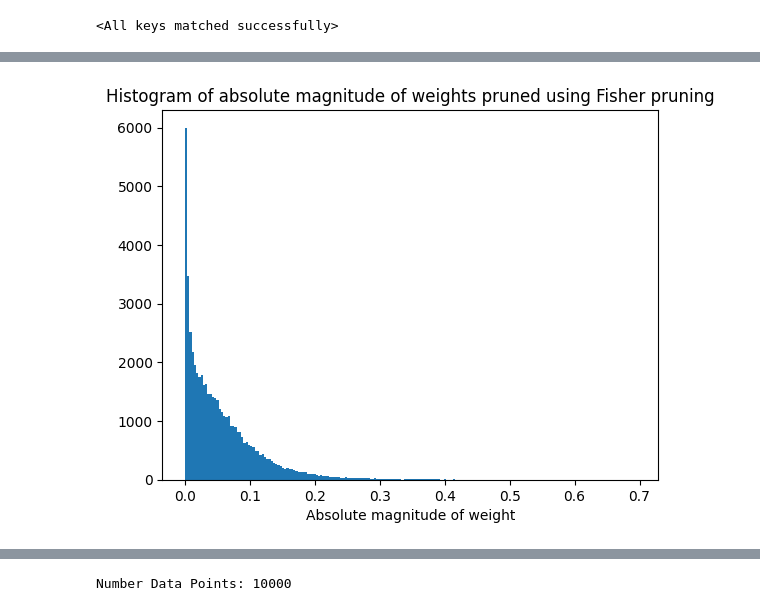
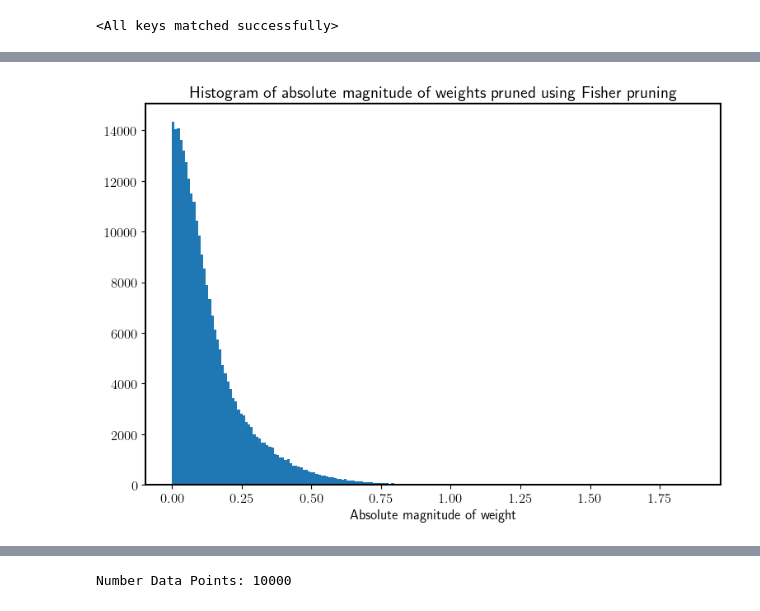
Before and after one commit to Thomas-Christie/lth, a Jupyter notebook: experimentation/fisher_vs_magnitude_comparison.ipynb, the cells around one changed output, grey strips where cells are left out. Saved outputs shown, nothing was run; the diff lists cells and outputs as text; code cells hidden in the pictures.

Commit message:
Add plot comparing weights chosen to prune by Fisher vs. magnitude pruning

```diff
--- a/experimentation/fisher_vs_magnitude_comparison.ipynb
+++ b/experimentation/fisher_vs_magnitude_comparison.ipynb
@@ -7,13 +7,18 @@ from pruning import fisher_pruning, sparse_global
 import platforms.local
 import numpy as np
 import matplotlib.pyplot as plt
+
+plt.rcParams['text.usetex'] = True
+plt.rcParams['font.size'] = 12
+plt.rcParams['axes.linewidth'] = 1.5
+plt.rcParams["figure.figsize"] = (9,6)
 # %%
 plat = platforms.local.Platform()
 platforms.platform._PLATFORM = plat
 # %%
 hp = models.registry.get_default_hparams('mnist_lenet_300_100')
 trained_model = models.registry.get(hp.model_hparams)
-trained_model.load_state_dict(torch.load("../open_lth_data/train_e92cdcb740fe0ec70e9a91b8a4f35d6f/replicate_1/main/model_ep20_it0.pth"))
+trained_model.load_state_dict(torch.load("../open_lth_data/lottery_2f4be23b7e4c30fb5fbf086d41cfacb7/replicate_1/level_0/main/model_ep50_it0.pth"))
 # %% [output]
 <All keys matched successfully>
 # %%
@@ -37,0 +45,2 @@ fisher_pruned_weights = np.concatenate([weights[k][np.where(fisher_mask[k] == 0)
+# %%
+flattened_weights = np.concatenate([weights[k].flatten() for k in weights.keys()])
@@ -38,7 +70,7 @@ fisher_pruned_weights = np.concatenate([weights[k][np.where(fisher_mask[k] == 0)
 # %%
-plt.hist(np.abs(fisher_pruned_weights), bins=200)
+plt.hist(np.abs(flattened_weights), bins=200)
 plt.title("Histogram of absolute magnitude of weights pruned using Fisher pruning")
 plt.xlabel("Absolute magnitude of weight")
 plt.show()
 # %% [output]
-[figure, old version]
+[figure, new version]
```
Also changed, not shown: parts of 5 cells of this notebook, 1 other file.
